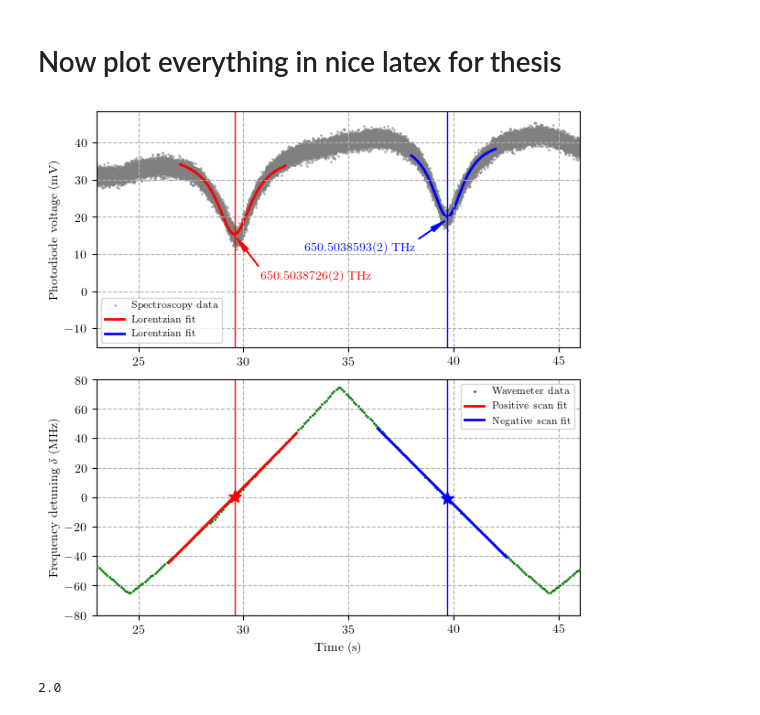
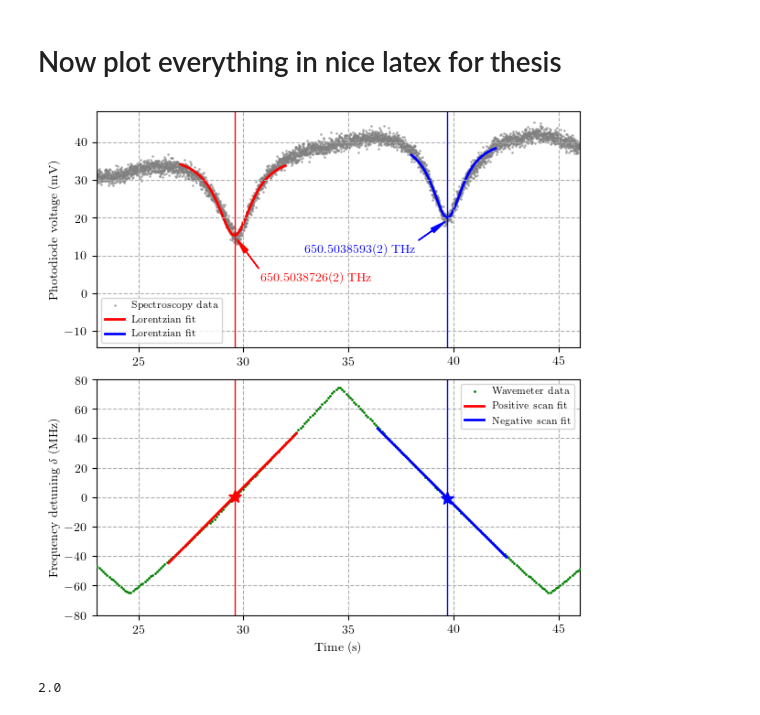
Before and after one commit to hsuchungchuan/Projects, a Jupyter notebook: 250513 SAS/250516 SAS.ipynb, the cells around one changed output. Saved outputs shown, nothing was run; the diff lists cells and outputs as text; code cells hidden in the pictures.

Commit message:
photodiode plot every 10 points to reduce clutter and to speed up loadin gin overlef

```diff
--- a/250513 SAS/250516 SAS.ipynb
+++ b/250513 SAS/250516 SAS.ipynb
@@ -556,7 +556,7 @@ ax1 = axs[1]
 ax2 = axs[0]
 
 #plot the lorenztian fit of the photodiode spectroscopy data
-ax2.plot(photodiode_time, photodiode_fluorescence, 'o', markersize=1, color='gray', alpha=0.5, label='Spectroscopy data',zorder=1)
+ax2.plot(photodiode_time[::10], photodiode_fluorescence[::10], 'o', markersize=1, color='gray', alpha=0.5, label='Spectroscopy data',zorder=1) # plot every 10th point to reduce clutter and for overleaf to load faster
 # plt.plot(photodiode_time, photodiode_voltagescan*10, 'o', markersize=1, color='blue', alpha=0.5)
 ax2.plot(x_fit, lorentzian(x_fit, *popt), 'r-', lw=2, label='Lorentzian fit',zorder=1)
 ax2.plot(x_fit2, lorentzian(x_fit2, *popt2), 'b-', lw=2, label='Lorentzian fit',zorder=1)
@@ -583,34 +583,34 @@ ax2.annotate(
     arrowprops=dict(facecolor='blue',edgecolor = 'blue',shrink=0.01, width=0.25, headwidth=4),
     color='blue',
     ha='right'
 )
 
 f1 = linear(x0_fit, *popt3)
 f2 = linear(x0_fit2, *popt4)
 f1_err = x0_err * m_fit3
 f2_err = np.abs(x0_err2 * m_fit4)
 f_mean = (f1 + f2)/2
 f_mean_err = np.sqrt(f1_err**2 + f2_err**2)/2
 
 # plot the lienar fit of wm data
 ax1.plot(wm_time, (wm_frequency-f_mean)*100, 'o', markersize=1, color='green', alpha=1, label='Wavemeter data',zorder=3)
 ax1.plot(wm_time[range1:range2], (linear(wm_time[range1:range2], *popt3)-f_mean)*100, 'r-', lw=2, label='Positive scan fit',zorder=3)
 ax1.plot(wm_time[range3:range4], (linear(wm_time[range3:range4], *popt4)-f_mean)*100, 'b-', lw=2, label='Negative scan fit',zorder=3)
 ax1.plot(x0_fit, (linear(x0_fit, *popt3)-f_mean)*100, '*', markersize=10, color='red', alpha=1,zorder=3)
 ax1.plot(x0_fit2, (linear(x0_fit2, *popt4)-f_mean)*100, '*', markersize=10, color='blue', alpha=1,zorder=3)
 # ax1.axhline(y=linear(x0_fit, *popt3), color='red', linestyle='--', lw=1)
 # ax1.axhline(y=linear(x0_fit2, *popt4), color='blue', linestyle='--', lw=1)
 ax1.set_ylabel(r'Frequency detuning $\delta$ (MHz)')
 ax1.set_xlabel('Time (s)')
 ax1.legend()
 ax1.set_xlim(23,46)
 ax1.axvline(x0_fit, color='red', linestyle='-', lw=1)
 ax1.axvline(x0_fit2, color='blue', linestyle='-', lw=1)
 ax1.set_ylim(-80,80)
 
 plt.savefig("250516 SAS.pdf",dpi=300)
 # %% [output]
-[figure, old version]
+[figure, new version]
 # %%
  np.round(abs(x0_err2 * m_fit4/1000*1e7))
 # %% [output]
```
Also changed, not shown: 1 other file.
